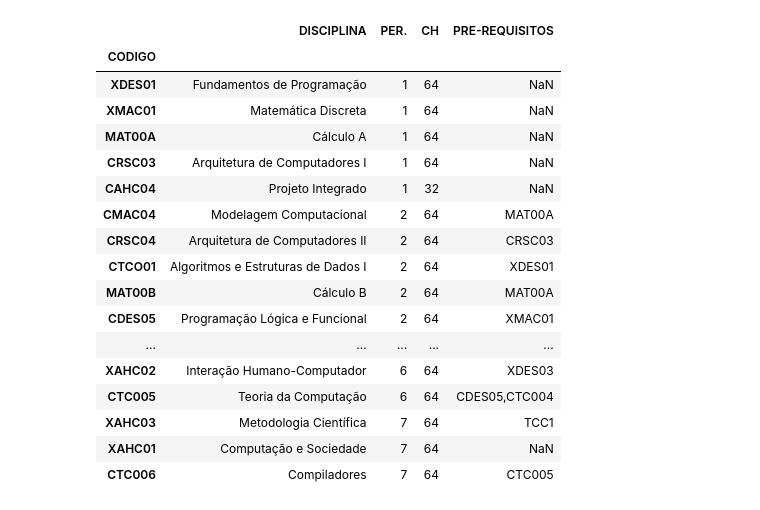
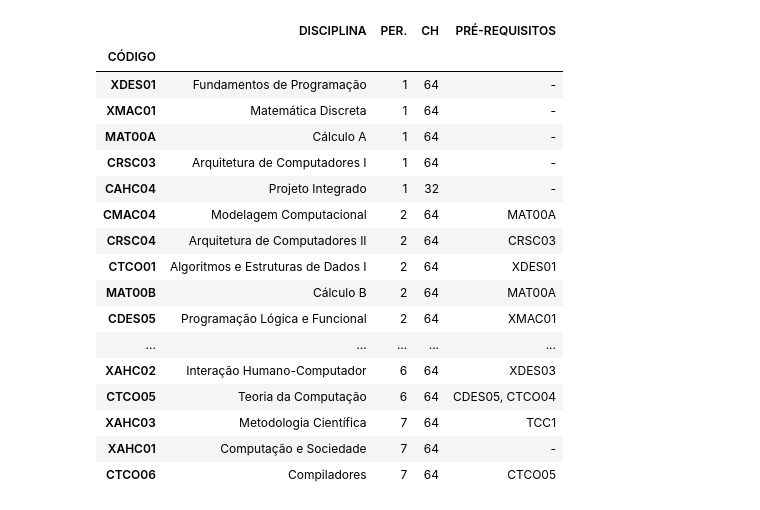
Before and after one commit to LordSouza/Trabalho_de_Grafos, a Jupyter notebook: datasets/a.ipynb, the cells around one changed output. Cells and saved outputs as stored; diff of their text form; code cells hidden in the pictures.

```diff
--- a/datasets/a.ipynb
+++ b/datasets/a.ipynb
@@ -2,18 +2,18 @@
 import pandas as pd
 import numpy as np
 # %%
-df = pd.read_csv(
-    "materias_obrigatorias_cco.csv", encoding="UTF-8", sep=";", index_col="CODIGO"
+df = pd.read_excel(
+    "cco_obrigatorio.xlsx", index_col="CÓDIGO"
 )
 df.sort_values(by="PER.")
 # %% [output]
-|  | DISCIPLINA | PER. | CH | PRE-REQUISITOS |
-| CODIGO |  |  |  |  |
-| XDES01 | Fundamentos de Programação | 1 | 64 | NaN |
-| XMAC01 | Matemática Discreta | 1 | 64 | NaN |
-| MAT00A | Cálculo A | 1 | 64 | NaN |
-| CRSC03 | Arquitetura de Computadores I | 1 | 64 | NaN |
-| CAHC04 | Projeto Integrado | 1 | 32 | NaN |
+|  | DISCIPLINA | PER. | CH | PRÉ-REQUISITOS |
+| CÓDIGO |  |  |  |  |
+| XDES01 | Fundamentos de Programação | 1 | 64 | - |
+| XMAC01 | Matemática Discreta | 1 | 64 | - |
+| MAT00A | Cálculo A | 1 | 64 | - |
+| CRSC03 | Arquitetura de Computadores I | 1 | 64 | - |
+| CAHC04 | Projeto Integrado | 1 | 32 | - |
 | CMAC04 | Modelagem Computacional | 2 | 64 | MAT00A |
 | CRSC04 | Arquitetura de Computadores II | 2 | 64 | CRSC03 |
 | CTCO01 | Algoritmos e Estruturas de Dados I | 2 | 64 | XDES01 |
@@ -21,7 +21,7 @@ df.sort_values(by="PER.")
 | CDES05 | Programação Lógica e Funcional | 2 | 64 | XMAC01 |
 | ... | ... | ... | ... | ... |
 | XAHC02 | Interação Humano-Computador | 6 | 64 | XDES03 |
-| CTC005 | Teoria da Computação | 6 | 64 | CDES05,CTC004 |
+| CTCO05 | Teoria da Computação | 6 | 64 | CDES05, CTCO04 |
 | XAHC03 | Metodologia Científica | 7 | 64 | TCC1 |
-| XAHC01 | Computação e Sociedade | 7 | 64 | NaN |
-| CTC006 | Compiladores | 7 | 64 | CTC005 |
+| XAHC01 | Computação e Sociedade | 7 | 64 | - |
+| CTCO06 | Compiladores | 7 | 64 | CTCO05 |
```
Also changed, not shown: parts of 3 cells of this notebook, 10 other files.
